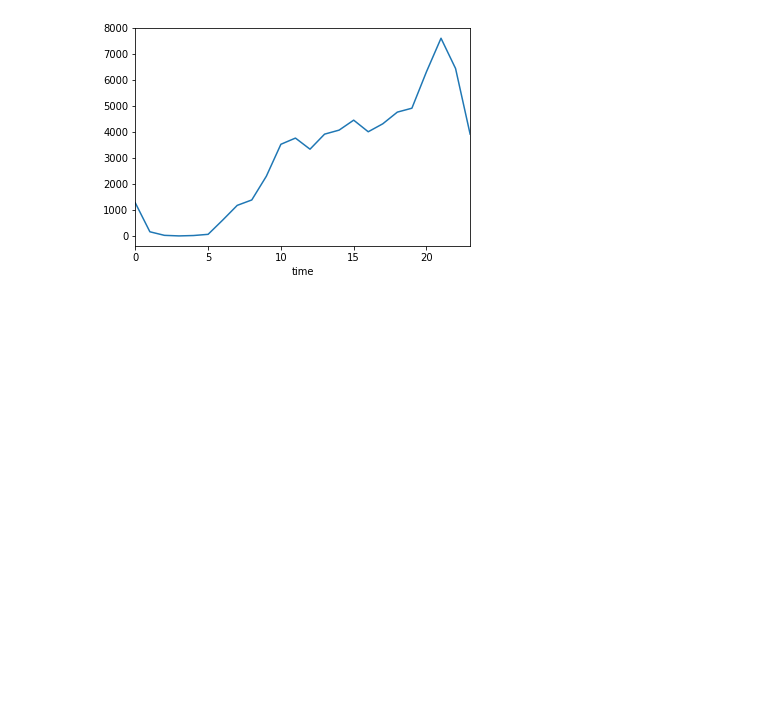
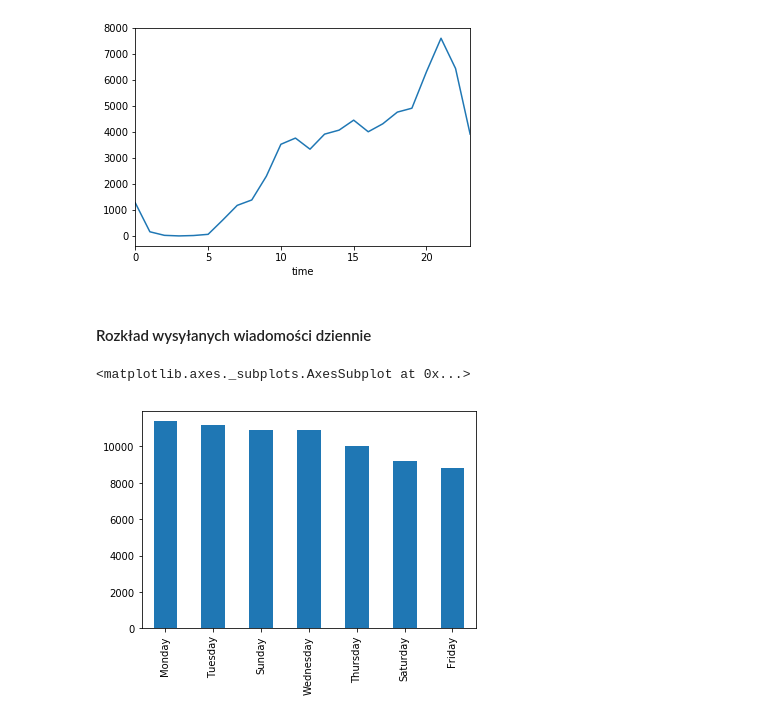
Before and after one commit to radziq1302/WD1, a Jupyter notebook: data_analysis.ipynb, the cells around one changed output. Cells and saved outputs as stored; diff of their text form; code cells hidden in the pictures; blank space fills up the shorter version.

```diff
--- a/data_analysis.ipynb
+++ b/data_analysis.ipynb
@@ -56,2 +96,18 @@ def msg_per_hour(df):
+# %%
+def msg_per_hour(df):
+    return df['time'].groupby(df["time"].dt.hour).count()
+
+def msg_per_day(df):
+    mapping = {
+        0: 'Monday',
+        1: 'Tuesday',
+        2: 'Wednesday',
+        3: 'Thursday',
+        4: 'Friday',
+        5: 'Saturday',
+        6: 'Sunday'
+    }
+    weekdays = df['time'].apply(lambda x: mapping[x.weekday()])
+    return weekdays.value_counts()
 # %%
 def swear_percent(df, swear_list):
@@ -74,3 +139,11 @@ hist_hour.plot()
 # %% [output]
 <matplotlib.axes._subplots.AxesSubplot at 0x...>
 [figure]
+# %% [markdown]
+#### Rozkład wysyłanych wiadomości dziennie
+# %%
+weekdays = msg_per_day(my_df)
+weekdays.plot(kind='bar')
+# %% [output]
+<matplotlib.axes._subplots.AxesSubplot at 0x...>
+[figure, added]
```
Also changed, not shown: parts of 17 cells of this notebook, 1 other file.
